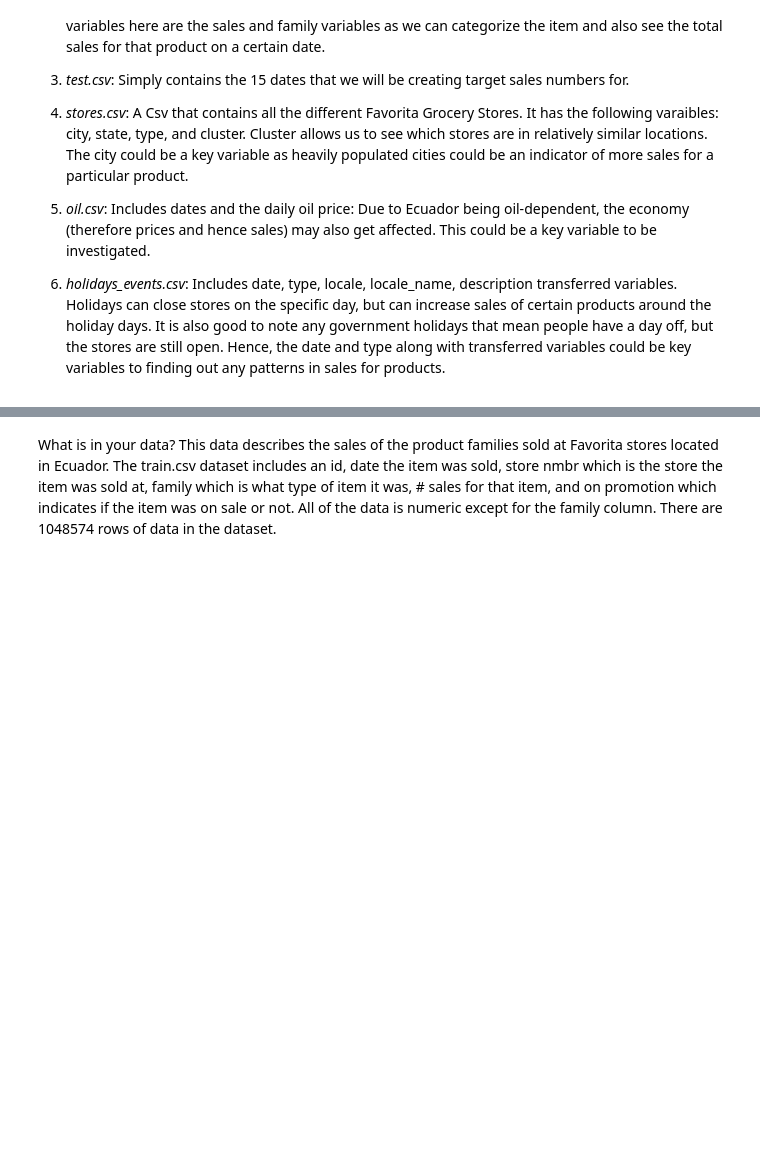
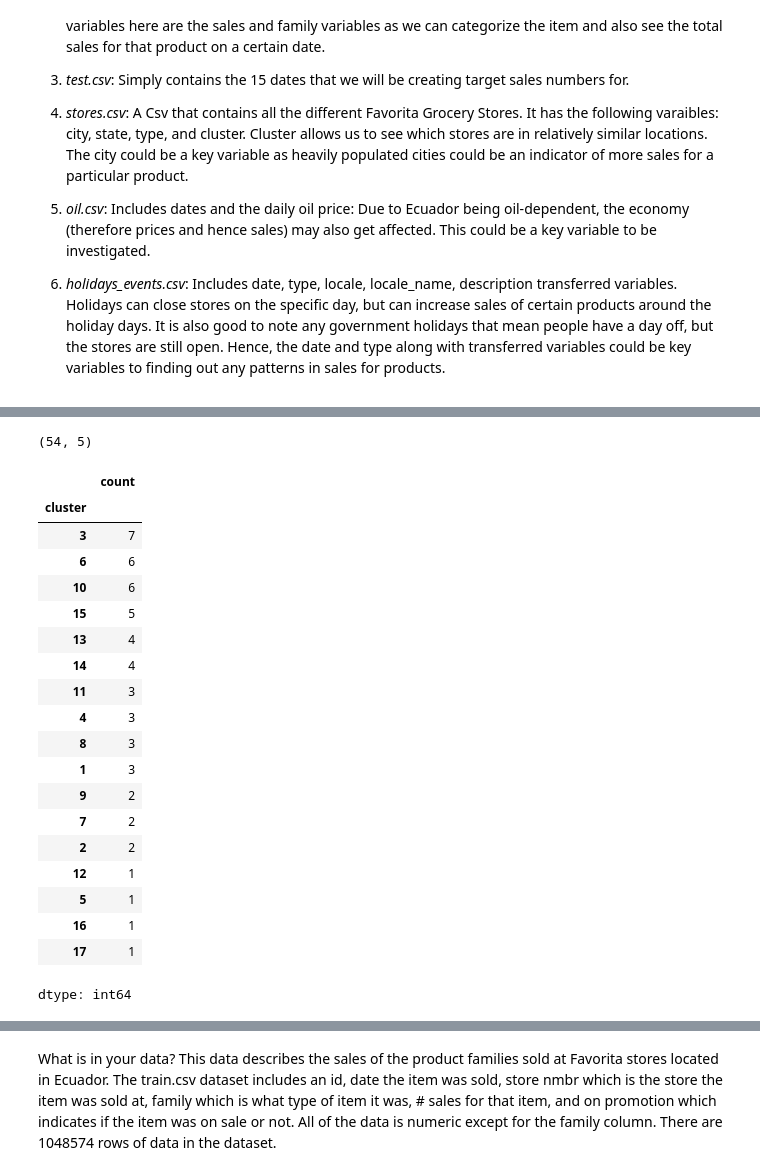
Before and after one commit to CelestineNguyen/DS3001_SalesProject, a Jupyter notebook: ProjectWrangling.ipynb, the cells around one changed output, grey strips where cells are left out. Drawn from its saved outputs; the diff is of its cells as text; code cells hidden in the pictures; blank space fills up the shorter version.

Commit message:
tables

```diff
--- a/ProjectWrangling.ipynb
+++ b/ProjectWrangling.ipynb
@@ -31,0 +73,27 @@ transferred variables. Holidays can close stores on the specific day, but can in
+# %%
+# stores.csv
+stores_df = pd.read_csv('/content/DS3001_SalesProject/data/stores.csv', low_memory=False)
+print( stores_df.shape, '\n')
+stores_df['cluster'].value_counts()
+# %% [output]
+(54, 5)
+|  | count |
+| cluster |  |
+| 3 | 7 |
+| 6 | 6 |
+| 10 | 6 |
+| 15 | 5 |
+| 13 | 4 |
+| 14 | 4 |
+| 11 | 3 |
+| 4 | 3 |
+| 8 | 3 |
+| 1 | 3 |
+| 9 | 2 |
+| 7 | 2 |
+| 2 | 2 |
+| 12 | 1 |
+| 5 | 1 |
+| 16 | 1 |
+| 17 | 1 |
+dtype: int64
```
Also changed, not shown: parts of 8 cells of this notebook.
